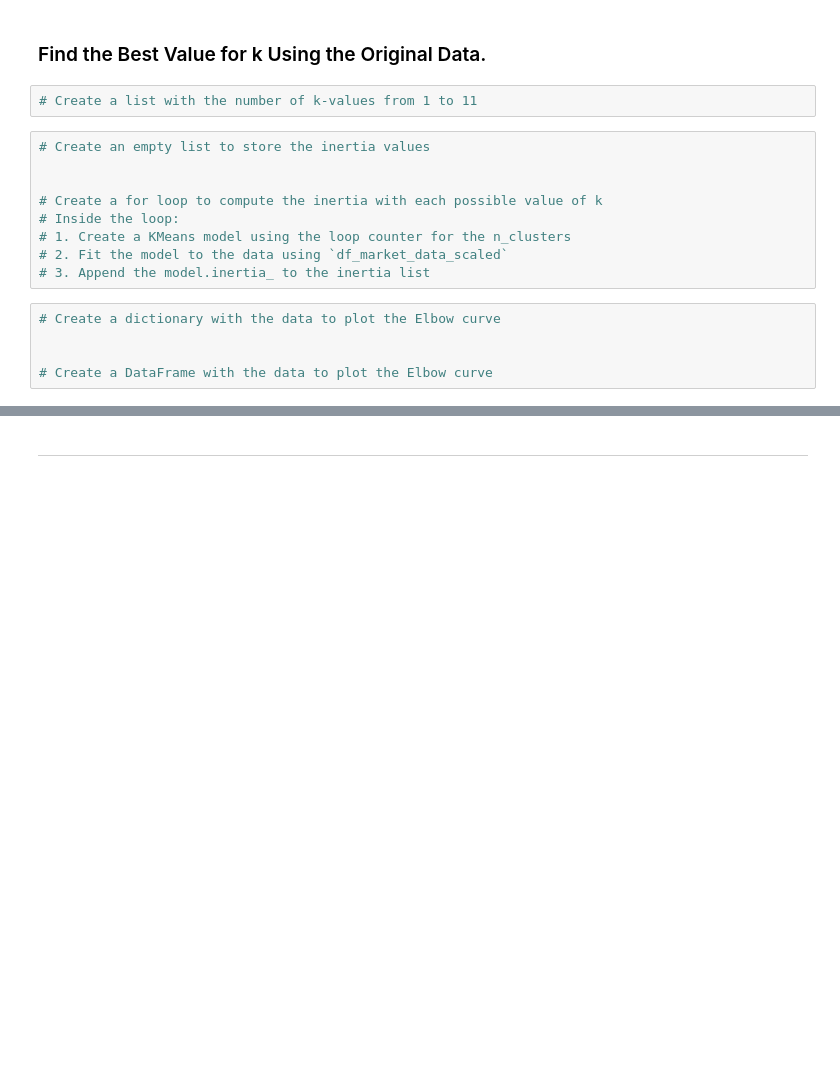
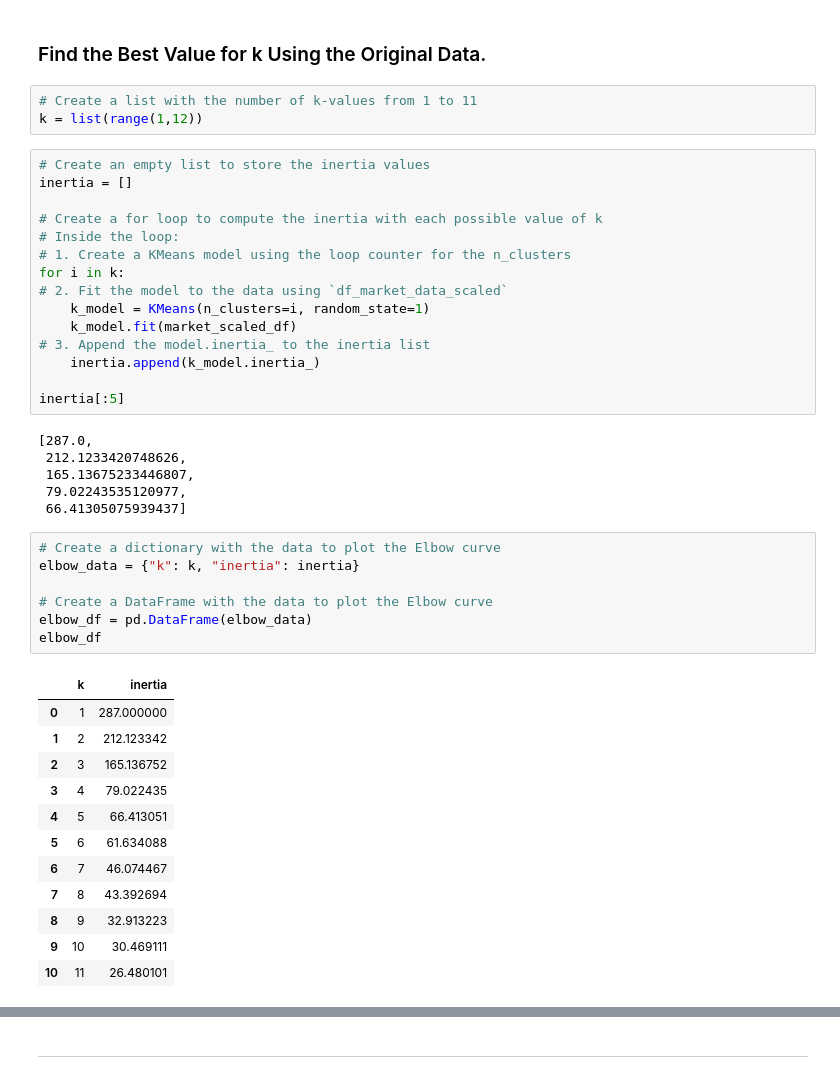
Before and after one commit to caelwillis/CryptoClustering, a Jupyter notebook: Crypto_Clustering.ipynb, the cells around one changed output, grey strips where cells are left out. Saved outputs shown, nothing was run; the diff lists cells and outputs as text; blank space fills up the shorter version.

Commit message:
Elbow curve

```diff
--- a/Crypto_Clustering.ipynb
+++ b/Crypto_Clustering.ipynb
@@ -97,20 +97,48 @@ market_scaled_df.head()
 ### Find the Best Value for k Using the Original Data.
 # %%
 # Create a list with the number of k-values from 1 to 11
+k = list(range(1,12))
 # %%
 # Create an empty list to store the inertia values
-
+inertia = []
 
 # Create a for loop to compute the inertia with each possible value of k
 # Inside the loop:
 # 1. Create a KMeans model using the loop counter for the n_clusters
+for i in k:
 # 2. Fit the model to the data using `df_market_data_scaled`
+    k_model = KMeans(n_clusters=i, random_state=1)
+    k_model.fit(market_scaled_df)
 # 3. Append the model.inertia_ to the inertia list
+    inertia.append(k_model.inertia_)
+
+inertia[:5]
+# %% [output]
+[287.0,
+ 212.1233420748626,
+ 165.13675233446807,
+ 79.02243535120977,
+ 66.41305075939437]
 # %%
 # Create a dictionary with the data to plot the Elbow curve
-
+elbow_data = {"k": k, "inertia": inertia}
 
 # Create a DataFrame with the data to plot the Elbow curve
+elbow_df = pd.DataFrame(elbow_data)
+elbow_df
+# %% [output]
+|  | k | inertia |
+| 0 | 1 | 287.000000 |
+| 1 | 2 | 212.123342 |
+| 2 | 3 | 165.136752 |
+| 3 | 4 | 79.022435 |
+| 4 | 5 | 66.413051 |
+| 5 | 6 | 61.634088 |
+| 6 | 7 | 46.074467 |
+| 7 | 8 | 43.392694 |
+| 8 | 9 | 32.913223 |
+| 9 | 10 | 30.469111 |
+| 10 | 11 | 26.480101 |
 # %%
 # Plot a line chart with all the inertia values computed with
 # the different values of k to visually identify the optimal value for k.
```
Also changed, not shown: parts of 2 cells of this notebook.
